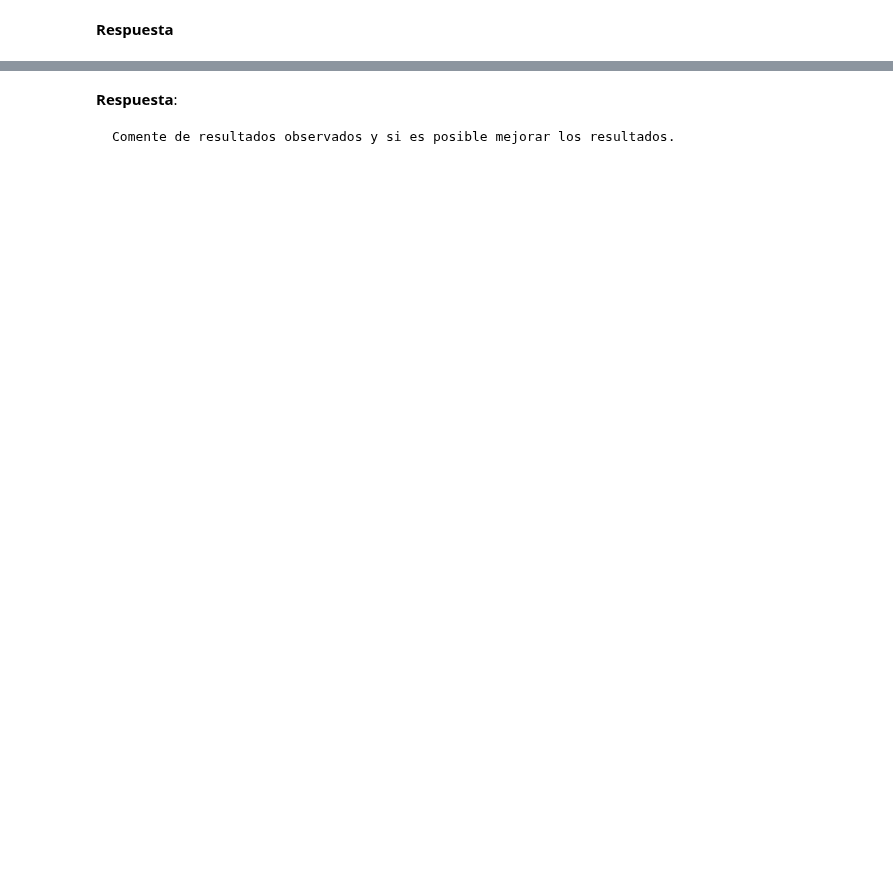
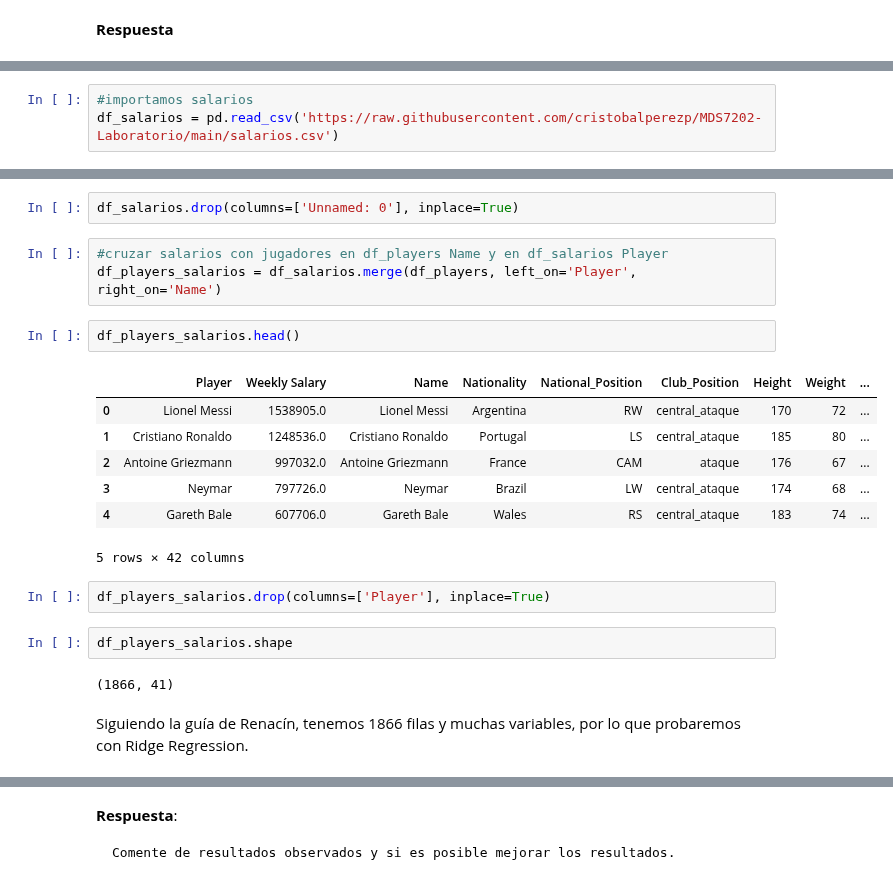
Before and after one commit to cristobalperezp/MDS7202-Laboratorio, a Jupyter notebook: Lab_8.ipynb, the cells around one changed output, grey strips where cells are left out. Drawn from its saved outputs; the diff is of its cells as text; blank space fills up the shorter version.

```diff
--- a/Lab_8.ipynb
+++ b/Lab_8.ipynb
@@ -915,0 +972,3 @@ Para esta parte usted tiene total libertad en la generación del regresor, la un
+# %%
+#importamos salarios
+df_salarios = pd.read_csv('https://raw.githubusercontent.com/cristobalperezp/MDS7202-Laboratorio/main/salarios.csv')
@@ -915,0 +990,23 @@ Para esta parte usted tiene total libertad en la generación del regresor, la un
+# %%
+df_salarios.drop(columns=['Unnamed: 0'], inplace=True)
+# %%
+#cruzar salarios con jugadores en df_players Name y en df_salarios Player
+df_players_salarios = df_salarios.merge(df_players, left_on='Player', right_on='Name')
+# %%
+df_players_salarios.head()
+# %% [output]
+|  | Player | Weekly Salary | Name | Nationality | National_Position | Club_Position | Height | Weight | ... |
+| 0 | Lionel Messi | 1538905.0 | Lionel Messi | Argentina | RW | central_ataque | 170 | 72 | ... |
+| 1 | Cristiano Ronaldo | 1248536.0 | Cristiano Ronaldo | Portugal | LS | central_ataque | 185 | 80 | ... |
+| 2 | Antoine Griezmann | 997032.0 | Antoine Griezmann | France | CAM | ataque | 176 | 67 | ... |
+| 3 | Neymar | 797726.0 | Neymar | Brazil | LW | central_ataque | 174 | 68 | ... |
+| 4 | Gareth Bale | 607706.0 | Gareth Bale | Wales | RS | central_ataque | 183 | 74 | ... |
+5 rows × 42 columns
+# %%
+df_players_salarios.drop(columns=['Player'], inplace=True)
+# %%
+df_players_salarios.shape
+# %% [output]
+(1866, 41)
+# %% [markdown]
+Siguiendo la guía de Renacín, tenemos 1866 filas y muchas variables, por lo que probaremos con Ridge Regression.
```
Also changed, not shown: parts of 22 cells of this notebook.
